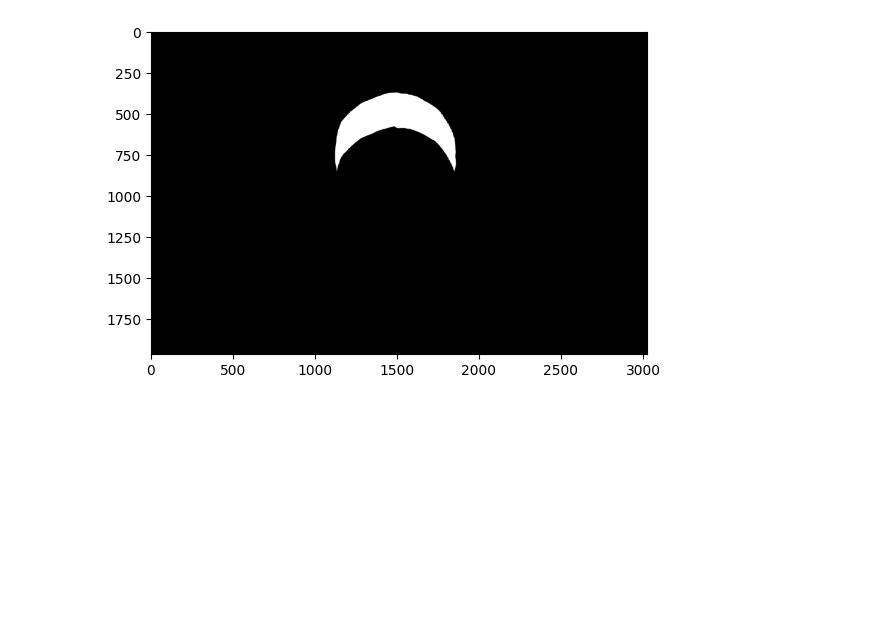
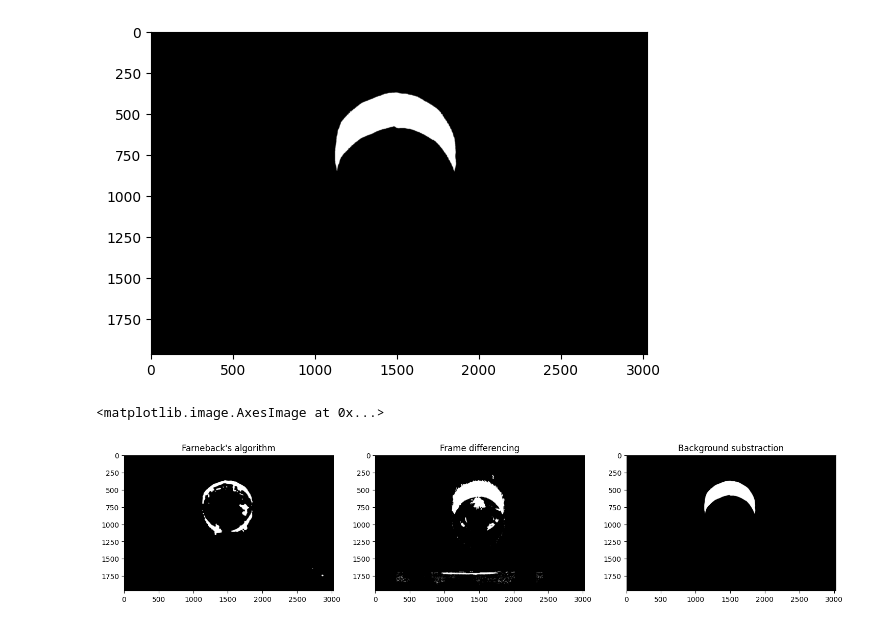
Before and after one commit to DavidIlnytskyi/linear-algebra-project-farneback-implementation, a Jupyter notebook: poly_exp.ipynb, the cells around one changed output. Cells and saved outputs as stored; diff of their text form; code cells hidden in the pictures; blank space fills up the shorter version.

```diff
--- a/poly_exp.ipynb
+++ b/poly_exp.ipynb
@@ -301,12 +301,30 @@ f12_grey = cv2.cvtColor(f12, code = cv2.COLOR_BGR2GRAY)
 white_1 = np.where(f11_grey > 0, 255, 0)
 white_2 = np.where(f12_grey > 0, 255, 0)
 
-res = np.where(white_1 - white_2 > 0, 255, 0)
+res2 = np.where(white_1 - white_2 > 0, 255, 0)
 
-plt.imshow(res, cmap="gray")
+plt.imshow(res2, cmap="gray")
 # %% [output]
 <matplotlib.image.AxesImage at 0x...>
 [figure]
+# %%
+image1_our = skimage.io.imread("./data/IoU/test5.png").astype(np.double) # for OUR implementation
+image2_our = skimage.io.imread("./data/IoU/test6.png").astype(np.double) # for CV2 implementation
+flow_our = compute_flow_our(image1_our, image2_our) # computo displacement fiesld using cv2 code
+# Calculates magnitude and angle id 2d vectors
+mag_our, _ = cv2.cartToPolar(flow_our[..., 0], flow_our[..., 1])
+mask_our = get_motion_mask(mag_our, motion_thresh=100)
+
+fig, ax = plt.subplots(1, 3, figsize=(18, 12))
+ax[0].set_title("Farneback's algorithm")
+ax[0].imshow(mask_our, cmap='gray')
+ax[1].set_title("Frame differencing")
+ax[1].imshow(res1, cmap="gray")
+ax[2].set_title("Background substraction")
+ax[2].imshow(res2, cmap='gray')
+# %% [output]
+<matplotlib.image.AxesImage at 0x...>
+[figure, added]
 # %%
 images = []
 filenames = [f"frame{i}.png" for i in range(1,14)]
```
Also changed, not shown: parts of 1 cell of this notebook.
